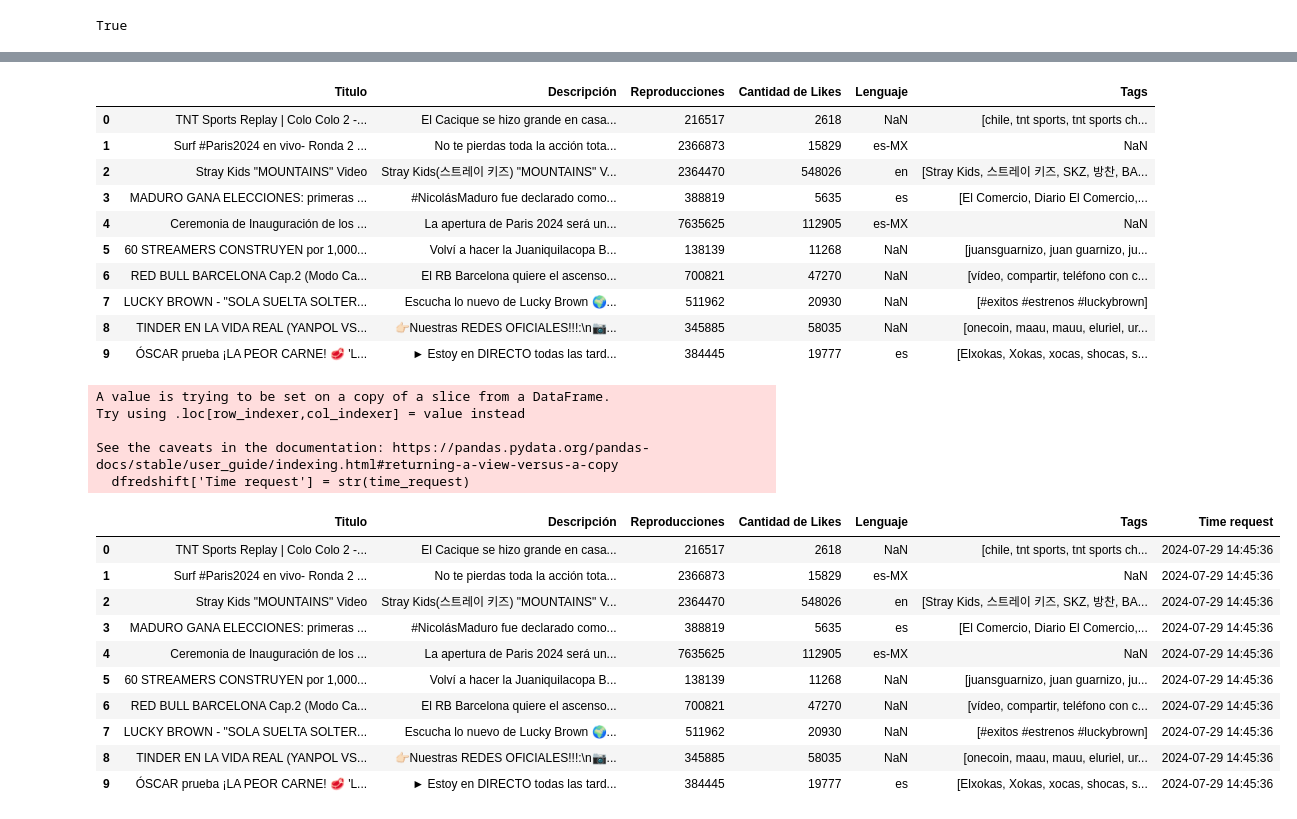
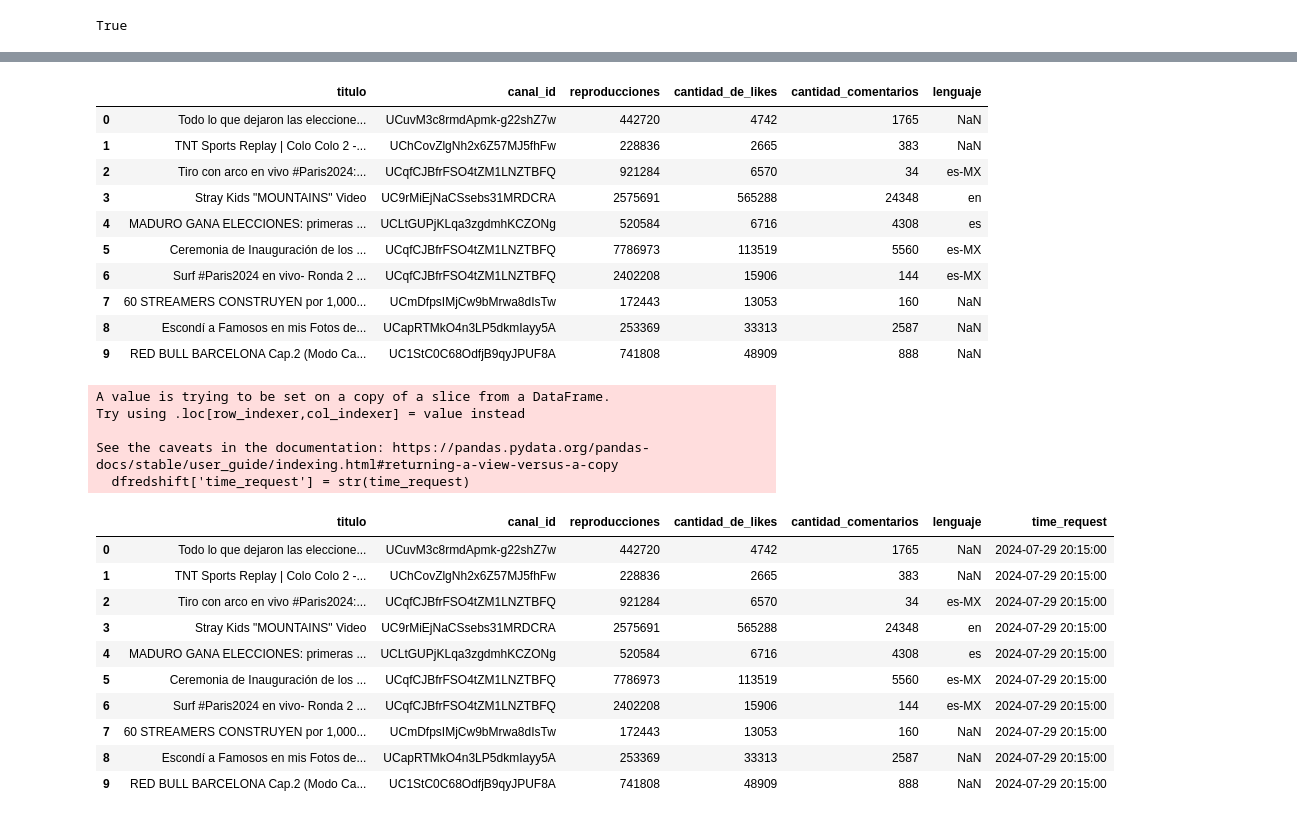
Before and after one commit to ArielBeaz/DataEngineer, a Jupyter notebook: Proyecto/Entregable_1.ipynb, the cells around one changed output, grey strips where cells are left out. Saved outputs shown, nothing was run; the diff lists cells and outputs as text; code cells hidden in the pictures.

```diff
--- a/Proyecto/Entregable_1.ipynb
+++ b/Proyecto/Entregable_1.ipynb
@@ -63,40 +63,40 @@ df
 10 rows × 34 columns
 # %%
-new_index = ['Titulo', 'Descripción','Reproducciones','Cantidad de Likes','Lenguaje','Tags']
-dfredshift = df[['snippet.title','snippet.description','statistics.viewCount','statistics.likeCount','snippet.defaultLanguage','snippet.tags']]
+new_index = ['titulo', 'canal_id','reproducciones','cantidad_de_likes','cantidad_comentarios','lenguaje']
+dfredshift = df[['snippet.title','snippet.channelId','statistics.viewCount','statistics.likeCount','statistics.commentCount','snippet.defaultLanguage']]
 dfredshift.columns=new_index
 dfredshift
 # %% [output]
-|  | Titulo | Descripción | Reproducciones | Cantidad de Likes | Lenguaje | Tags |
-| 0 | TNT Sports Replay | Colo Colo 2 -... | El Cacique se hizo grande en casa... | 216517 | 2618 | NaN | [chile, tnt sports, tnt sports ch... |
-| 1 | Surf #Paris2024 en vivo- Ronda 2 ... | No te pierdas toda la acción tota... | 2366873 | 15829 | es-MX | NaN |
-| 2 | Stray Kids "MOUNTAINS" Video | Stray Kids(스트레이 키즈) "MOUNTAINS" V... | 2364470 | 548026 | en | [Stray Kids, 스트레이 키즈, SKZ, 방찬, BA... |
-| 3 | MADURO GANA ELECCIONES: primeras ... | #NicolásMaduro fue declarado como... | 388819 | 5635 | es | [El Comercio, Diario El Comercio,... |
-| 4 | Ceremonia de Inauguración de los ... | La apertura de Paris 2024 será un... | 7635625 | 112905 | es-MX | NaN |
-| 5 | 60 STREAMERS CONSTRUYEN por 1,000... | Volví a hacer la Juaniquilacopa B... | 138139 | 11268 | NaN | [juansguarnizo, juan guarnizo, ju... |
-| 6 | RED BULL BARCELONA Cap.2 (Modo Ca... | El RB Barcelona quiere el ascenso... | 700821 | 47270 | NaN | [vídeo, compartir, teléfono con c... |
-| 7 | LUCKY BROWN - "SOLA SUELTA SOLTER... | Escucha lo nuevo de Lucky Brown 🌍... | 511962 | 20930 | NaN | [#exitos #estrenos #luckybrown] |
-| 8 | TINDER EN LA VIDA REAL (YANPOL VS... | 👉🏻Nuestras REDES OFICIALES!!!:\n📷... | 345885 | 58035 | NaN | [onecoin, maau, mauu, eluriel, ur... |
-| 9 | ÓSCAR prueba ¡LA PEOR CARNE! 🥩 'L... | ► Estoy en DIRECTO todas las tard... | 384445 | 19777 | es | [Elxokas, Xokas, xocas, shocas, s... |
+|  | titulo | canal_id | reproducciones | cantidad_de_likes | cantidad_comentarios | lenguaje |
+| 0 | Todo lo que dejaron las eleccione... | UCuvM3c8rmdApmk-g22shZ7w | 442720 | 4742 | 1765 | NaN |
+| 1 | TNT Sports Replay | Colo Colo 2 -... | UChCovZlgNh2x6Z57MJ5fhFw | 228836 | 2665 | 383 | NaN |
+| 2 | Tiro con arco en vivo #Paris2024:... | UCqfCJBfrFSO4tZM1LNZTBFQ | 921284 | 6570 | 34 | es-MX |
+| 3 | Stray Kids "MOUNTAINS" Video | UC9rMiEjNaCSsebs31MRDCRA | 2575691 | 565288 | 24348 | en |
+| 4 | MADURO GANA ELECCIONES: primeras ... | UCLtGUPjKLqa3zgdmhKCZONg | 520584 | 6716 | 4308 | es |
+| 5 | Ceremonia de Inauguración de los ... | UCqfCJBfrFSO4tZM1LNZTBFQ | 7786973 | 113519 | 5560 | es-MX |
+| 6 | Surf #Paris2024 en vivo- Ronda 2 ... | UCqfCJBfrFSO4tZM1LNZTBFQ | 2402208 | 15906 | 144 | es-MX |
+| 7 | 60 STREAMERS CONSTRUYEN por 1,000... | UCmDfpsIMjCw9bMrwa8dIsTw | 172443 | 13053 | 160 | NaN |
+| 8 | Escondí a Famosos en mis Fotos de... | UCapRTMkO4n3LP5dkmIayy5A | 253369 | 33313 | 2587 | NaN |
+| 9 | RED BULL BARCELONA Cap.2 (Modo Ca... | UC1StC0C68OdfjB9qyJPUF8A | 741808 | 48909 | 888 | NaN |
 # %%
 from datetime import datetime
 time_request = datetime.now().strftime('%Y-%m-%d %H:%M:%S')
-dfredshift['Time request'] = str(time_request)
+dfredshift['time_request'] = str(time_request)
 dfredshift
 # %% [output]
 A value is trying to be set on a copy of a slice from a DataFrame.
 Try using .loc[row_indexer,col_indexer] = value instead
 
 See the caveats in the documentation: https://pandas.pydata.org/pandas-docs/stable/user_guide/indexing.html#returning-a-view-versus-a-copy
-  dfredshift['Time request'] = str(time_request)
+  dfredshift['time_request'] = str(time_request)
-|  | Titulo | Descripción | Reproducciones | Cantidad de Likes | Lenguaje | Tags | Time request |
-| 0 | TNT Sports Replay | Colo Colo 2 -... | El Cacique se hizo grande en casa... | 216517 | 2618 | NaN | [chile, tnt sports, tnt sports ch... | 2024-07-29 14:45:36 |
-| 1 | Surf #Paris2024 en vivo- Ronda 2 ... | No te pierdas toda la acción tota... | 2366873 | 15829 | es-MX | NaN | 2024-07-29 14:45:36 |
-| 2 | Stray Kids "MOUNTAINS" Video | Stray Kids(스트레이 키즈) "MOUNTAINS" V... | 2364470 | 548026 | en | [Stray Kids, 스트레이 키즈, SKZ, 방찬, BA... | 2024-07-29 14:45:36 |
-| 3 | MADURO GANA ELECCIONES: primeras ... | #NicolásMaduro fue declarado como... | 388819 | 5635 | es | [El Comercio, Diario El Comercio,... | 2024-07-29 14:45:36 |
-| 4 | Ceremonia de Inauguración de los ... | La apertura de Paris 2024 será un... | 7635625 | 112905 | es-MX | NaN | 2024-07-29 14:45:36 |
-| 5 | 60 STREAMERS CONSTRUYEN por 1,000... | Volví a hacer la Juaniquilacopa B... | 138139 | 11268 | NaN | [juansguarnizo, juan guarnizo, ju... | 2024-07-29 14:45:36 |
-| 6 | RED BULL BARCELONA Cap.2 (Modo Ca... | El RB Barcelona quiere el ascenso... | 700821 | 47270 | NaN | [vídeo, compartir, teléfono con c... | 2024-07-29 14:45:36 |
-| 7 | LUCKY BROWN - "SOLA SUELTA SOLTER... | Escucha lo nuevo de Lucky Brown 🌍... | 511962 | 20930 | NaN | [#exitos #estrenos #luckybrown] | 2024-07-29 14:45:36 |
-| 8 | TINDER EN LA VIDA REAL (YANPOL VS... | 👉🏻Nuestras REDES OFICIALES!!!:\n📷... | 345885 | 58035 | NaN | [onecoin, maau, mauu, eluriel, ur... | 2024-07-29 14:45:36 |
-| 9 | ÓSCAR prueba ¡LA PEOR CARNE! 🥩 'L... | ► Estoy en DIRECTO todas las tard... | 384445 | 19777 | es | [Elxokas, Xokas, xocas, shocas, s... | 2024-07-29 14:45:36 |
+|  | titulo | canal_id | reproducciones | cantidad_de_likes | cantidad_comentarios | lenguaje | time_request |
+| 0 | Todo lo que dejaron las eleccione... | UCuvM3c8rmdApmk-g22shZ7w | 442720 | 4742 | 1765 | NaN | 2024-07-29 20:15:00 |
+| 1 | TNT Sports Replay | Colo Colo 2 -... | UChCovZlgNh2x6Z57MJ5fhFw | 228836 | 2665 | 383 | NaN | 2024-07-29 20:15:00 |
+| 2 | Tiro con arco en vivo #Paris2024:... | UCqfCJBfrFSO4tZM1LNZTBFQ | 921284 | 6570 | 34 | es-MX | 2024-07-29 20:15:00 |
+| 3 | Stray Kids "MOUNTAINS" Video | UC9rMiEjNaCSsebs31MRDCRA | 2575691 | 565288 | 24348 | en | 2024-07-29 20:15:00 |
+| 4 | MADURO GANA ELECCIONES: primeras ... | UCLtGUPjKLqa3zgdmhKCZONg | 520584 | 6716 | 4308 | es | 2024-07-29 20:15:00 |
+| 5 | Ceremonia de Inauguración de los ... | UCqfCJBfrFSO4tZM1LNZTBFQ | 7786973 | 113519 | 5560 | es-MX | 2024-07-29 20:15:00 |
+| 6 | Surf #Paris2024 en vivo- Ronda 2 ... | UCqfCJBfrFSO4tZM1LNZTBFQ | 2402208 | 15906 | 144 | es-MX | 2024-07-29 20:15:00 |
+| 7 | 60 STREAMERS CONSTRUYEN por 1,000... | UCmDfpsIMjCw9bMrwa8dIsTw | 172443 | 13053 | 160 | NaN | 2024-07-29 20:15:00 |
+| 8 | Escondí a Famosos en mis Fotos de... | UCapRTMkO4n3LP5dkmIayy5A | 253369 | 33313 | 2587 | NaN | 2024-07-29 20:15:00 |
+| 9 | RED BULL BARCELONA Cap.2 (Modo Ca... | UC1StC0C68OdfjB9qyJPUF8A | 741808 | 48909 | 888 | NaN | 2024-07-29 20:15:00 |
```
Also changed, not shown: parts of 12 cells of this notebook.
